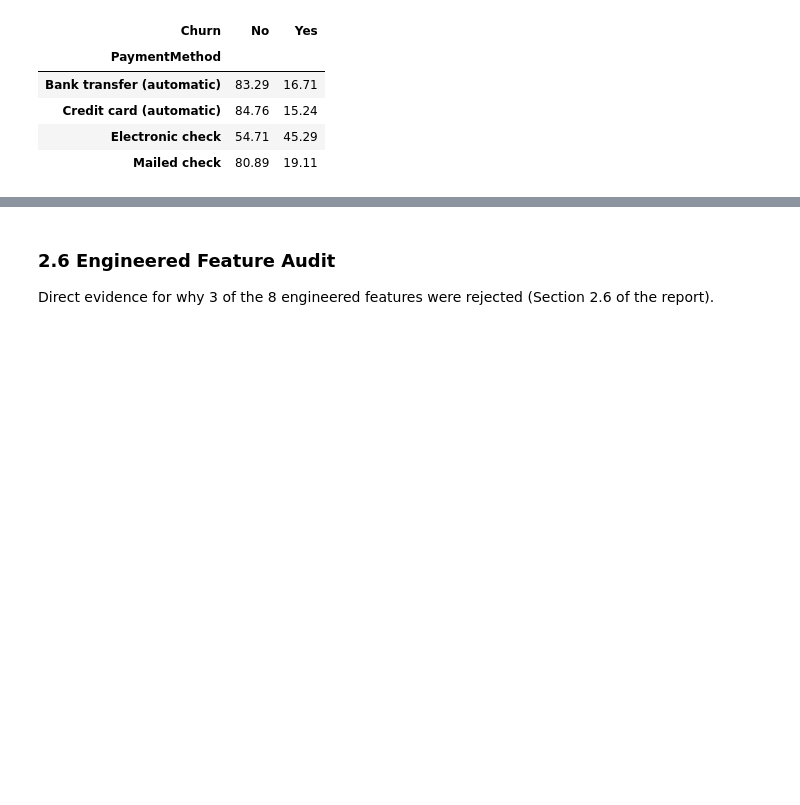
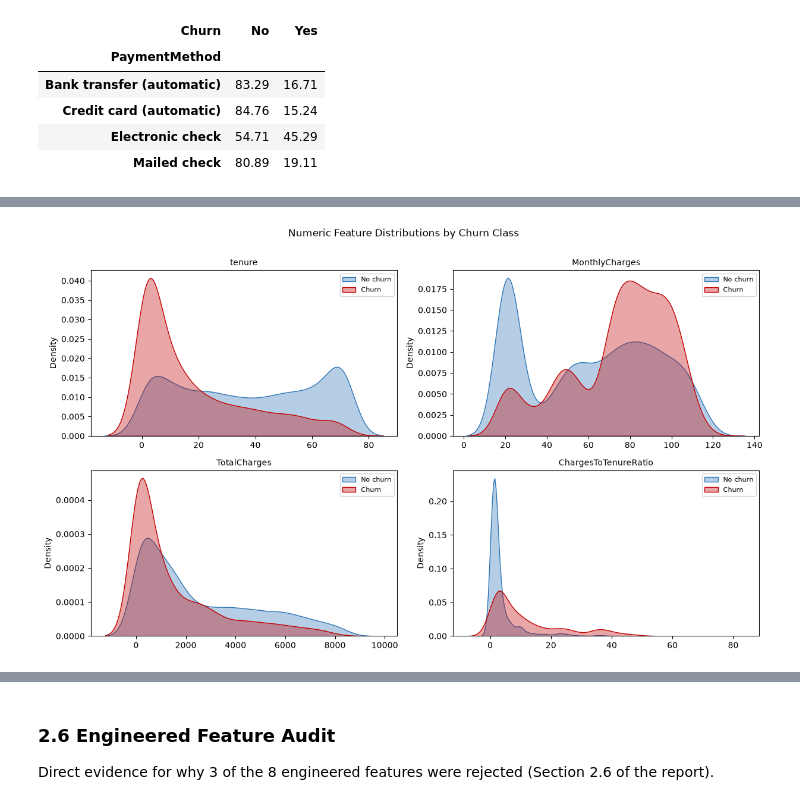
Before and after one commit to slqf25/TelcoPredict, a Jupyter notebook: notebooks/analysis.ipynb, the cells around one changed output, grey strips where cells are left out. Saved outputs shown, nothing was run; the diff lists cells and outputs as text; code cells hidden in the pictures; blank space fills up the shorter version.

```diff
--- a/notebooks/analysis.ipynb
+++ b/notebooks/analysis.ipynb
@@ -75,0 +97,5 @@ eda.churn_rate_by_category(df_eda, 'PaymentMethod')
+# %%
+# Supporting — numeric feature distributions split by churn (report Section 2.5)
+fig = epl.plot_numeric_distributions_by_churn(df_eda); plt.show()
+# %% [output]
+[figure, added]
```
Also changed, not shown: parts of 30 cells of this notebook, 28 other files.
